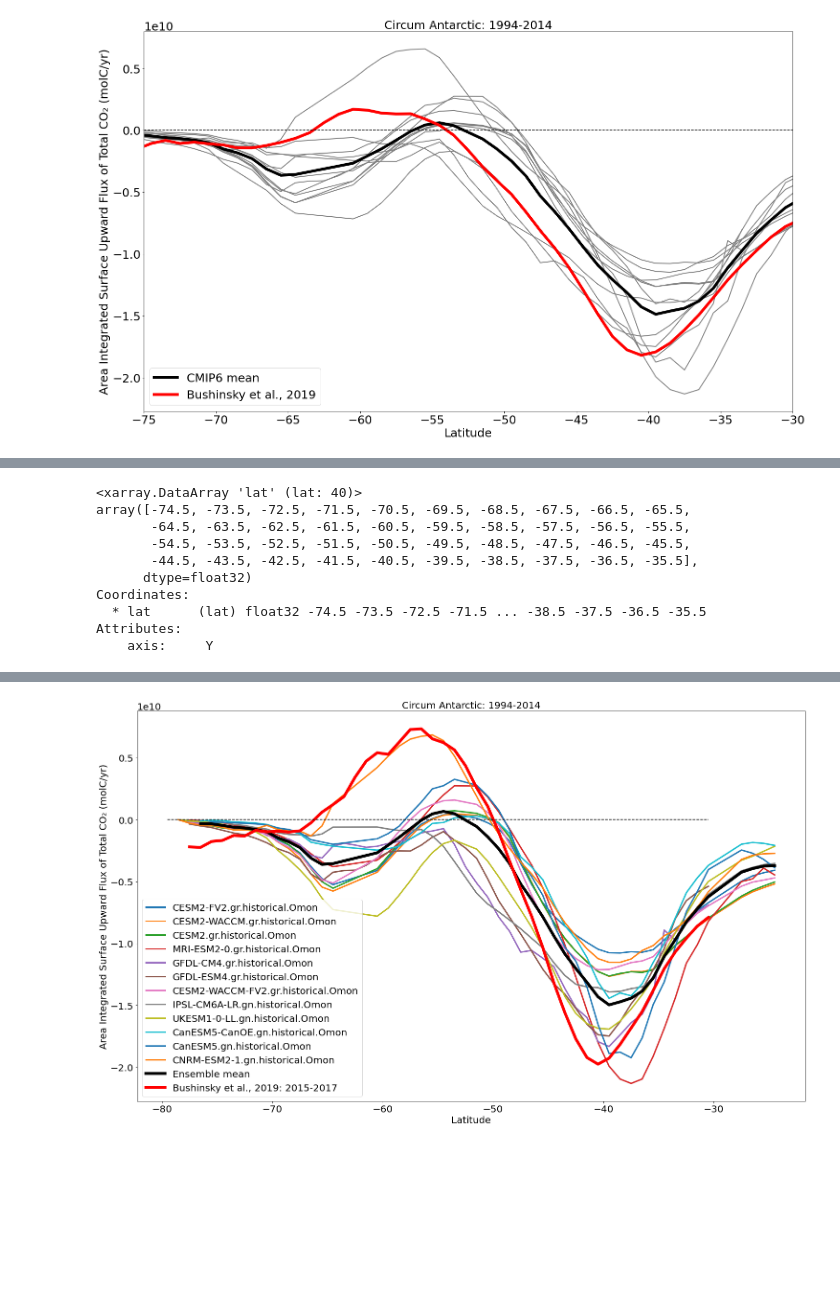
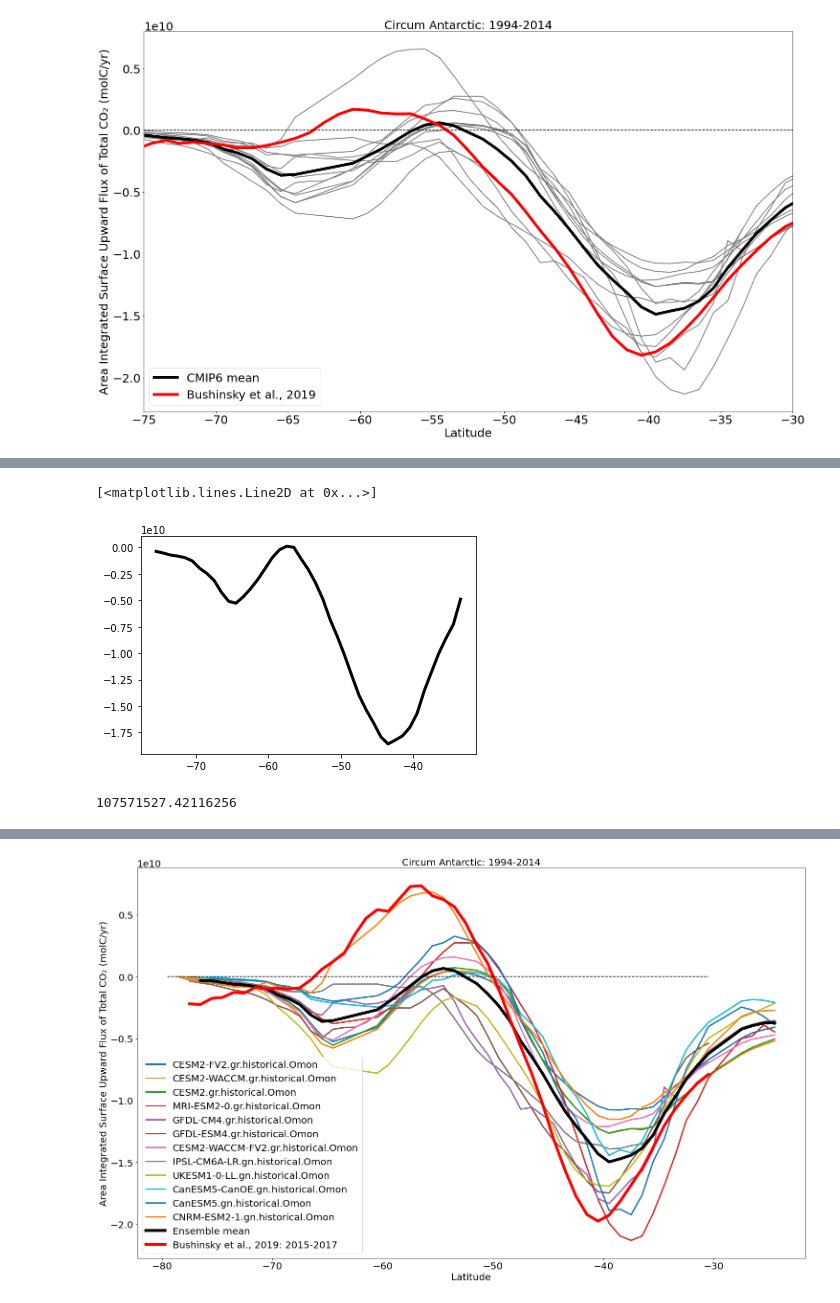
Before and after one commit to gmacgilchrist/seniorthesis, a Jupyter notebook: notebooks/observations.ipynb, the cells around one changed output, grey strips where cells are left out. Saved outputs shown, nothing was run; the diff lists cells and outputs as text; code cells hidden in the pictures; blank space fills up the shorter version.

```diff
--- a/notebooks/observations.ipynb
+++ b/notebooks/observations.ipynb
@@ -551,14 +512,18 @@ Attributes: (0)
-# %%
-# y values from Bushinsky
-r.lat[15:55]
-# %% [output]
-<xarray.DataArray 'lat' (lat: 40)>
-array([-74.5, -73.5, -72.5, -71.5, -70.5, -69.5, -68.5, -67.5, -66.5, -65.5,
-       -64.5, -63.5, -62.5, -61.5, -60.5, -59.5, -58.5, -57.5, -56.5, -55.5,
-       -54.5, -53.5, -52.5, -51.5, -50.5, -49.5, -48.5, -47.5, -46.5, -45.5,
-       -44.5, -43.5, -42.5, -41.5, -40.5, -39.5, -38.5, -37.5, -36.5, -35.5],
-      dtype=float32)
-Coordinates:
-  * lat      (lat) float32 -74.5 -73.5 -72.5 -71.5 ... -38.5 -37.5 -36.5 -35.5
-Attributes:
-    axis:     Y
+# %%
+temp = {}
+conversion = 3.1536e7 * 83.3
+for name, ds in dd.items():
+    d = -1*ds.fgco2.isel(time = slice(1740, 1979)).mean(['time', 'x'],keep_attrs=True)*conversion
+    ar = d*A
+    temp[name]=ar
+
+mn = np.mean(list(temp.values()), axis=0)
+# %%
+plt.plot(ds.y[14:57], mn[14:57], lw = 3, label = 'CMIP6 mean', color = 'black')
+# %% [output]
+[<matplotlib.lines.Line2D at 0x...>]
+[figure, added]
+# %%
+mn[14:57].max()
+# %% [output]
+107571527.42116256
```
Also changed, not shown: parts of 15 cells of this notebook.
